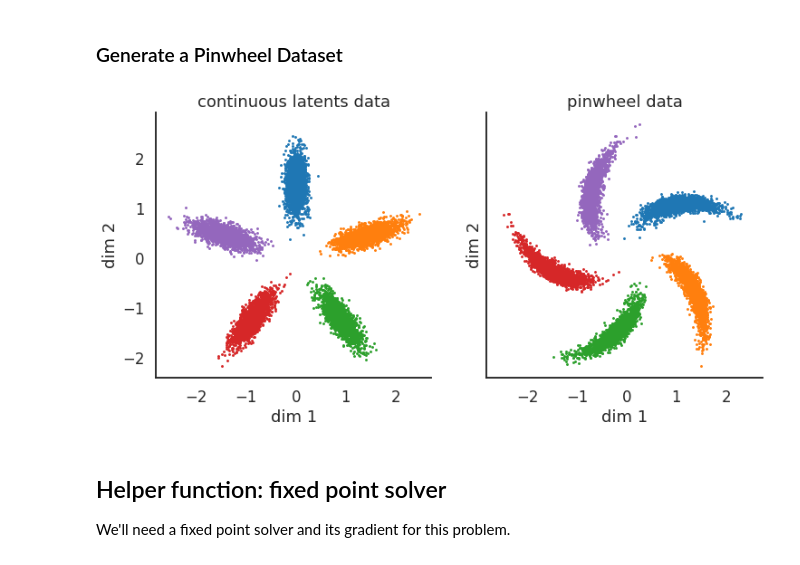
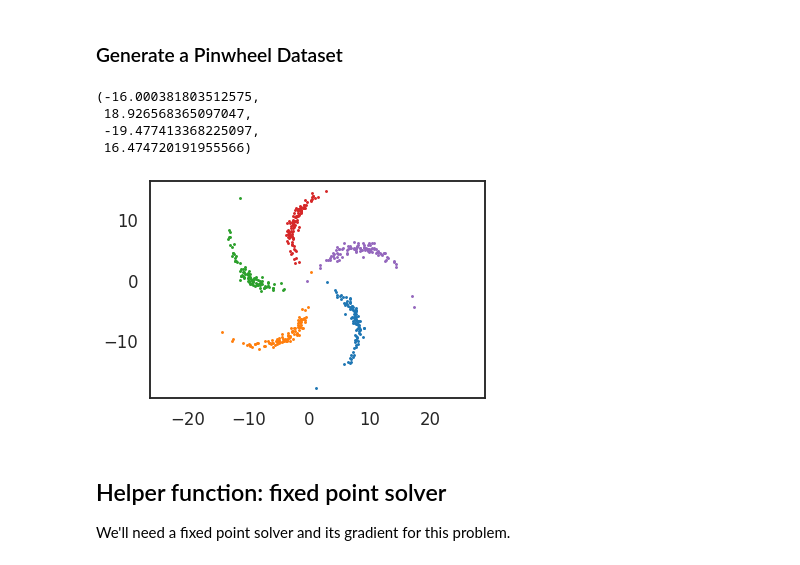
Before and after one commit to lindermanlab/hackathons, a Jupyter notebook: Structured_Variational_Autoencoders.ipynb, the cells around one changed output. Saved outputs shown, nothing was run; the diff lists cells and outputs as text; code cells hidden in the pictures.

```diff
--- a/Structured_Variational_Autoencoders.ipynb
+++ b/Structured_Variational_Autoencoders.ipynb
@@ -644,57 +746,3 @@ Note how the inferred latents are underestimating the posterior uncertainty when
 # Final Example: A Gaussian Mixture with Neural Network Observations
 # %% [markdown]
 ### Generate a Pinwheel Dataset
-# %%
-# Fix hyperparameters
-data_dim = 2
-
-def sample_pinwheel(rng, num_samples, num_clusters=5, twist_rate=0.5,
-                    distance=1.5, length=0.1, width=0.01):
-    # Initialize the untwisted clusters
-    angles = np.linspace(0, 2 * np.pi, num_clusters, endpoint=False)
-    perp_dirs = np.zeros((num_clusters, 2))
-    locs = np.column_stack((np.sin(angles), np.cos(angles)))
-    perp_dirs = np.column_stack((np.cos(angles), -np.sin(angles)))
-
-    covs = np.einsum("ij,ik->ijk", locs, locs) * length \
-        + np.einsum("ij,ik->ijk", perp_dirs, perp_dirs) * width
-    locs *= distance
-
-    # Sample the data
-    def sample_one(key):
-        key1, key2 = jax.random.split(key, 2)
-        label = jax.random.choice(key1, num_clusters)
-        mean = np.take(locs, label, axis=0)
-        cov = np.take(covs, label, axis=0)
-        latent = dists.MultivariateNormalFullCovariance(mean, cov).sample(seed=key2)
-
-        # Twist the data
-        length = np.linalg.norm(latent)
-        angle = length * twist_rate
-        rot_matrix = np.array([[np.cos(angle), np.sin(angle)],
-                               [-np.sin(angle), np.cos(angle)]])
-        datapoint = rot_matrix @ latent
-
-        return label, latent, datapoint
-
-    return lax.map(sample_one, jax.random.split(rng, num_samples))
-
-batch_size = 10000
-num_clusters = 5
-labels, latents, data = sample_pinwheel(jax.random.PRNGKey(0), batch_size, num_clusters)
-
-fig, axs = plt.subplots(1, 2, sharex=True, sharey=True, figsize=(12, 8))
-for k in range(num_clusters):
-    axs[0].scatter(latents[labels == k, 0], latents[labels == k, 1], s=2)
-    axs[1].scatter(data[labels == k, 0], data[labels == k, 1], s=2)
-
-axs[0].set_title("continuous latents data")
-axs[1].set_title("pinwheel data")
-
-for ax in axs:
-    ax.set_aspect('equal')
-    ax.set_xlabel("dim 1")
-    ax.set_ylabel("dim 2")
-    sns.despine()
-# %% [output]
-[figure, removed]
@@ -701,3 +769,14 @@ for ax in axs:
+# %%
+for k in range(num_clusters):
+    plt.scatter(data[labels == k, 0], data[labels == k, 1], s=2)
+
+plt.axis("equal")
+# %% [output]
+(-16.000381803512575,
+ 18.926568365097047,
+ -19.477413368225097,
+ 16.474720191955566)
+[figure, added]
 # %% [markdown]
 ## Helper function: fixed point solver
 
```
Also changed, not shown: parts of 26 cells of this notebook.
